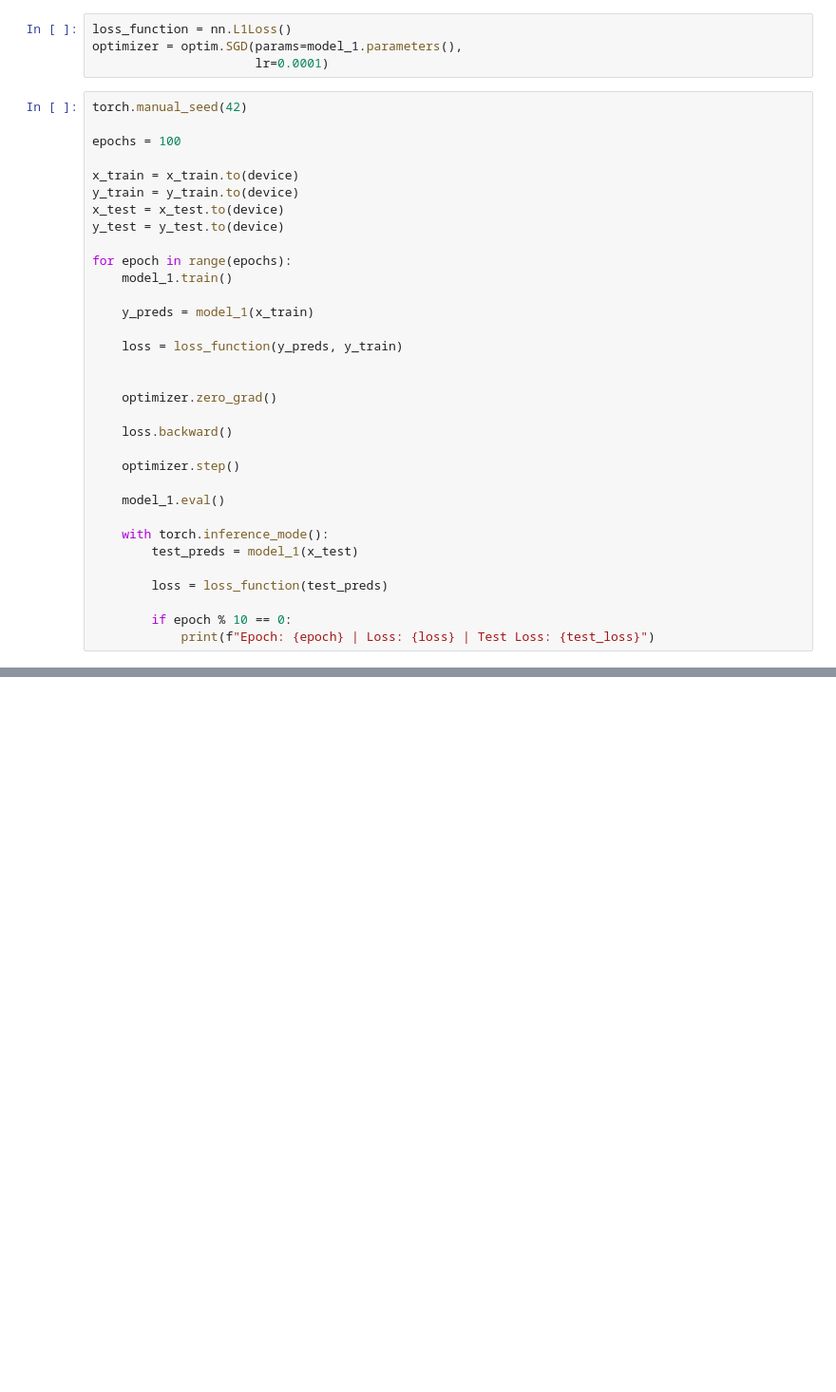
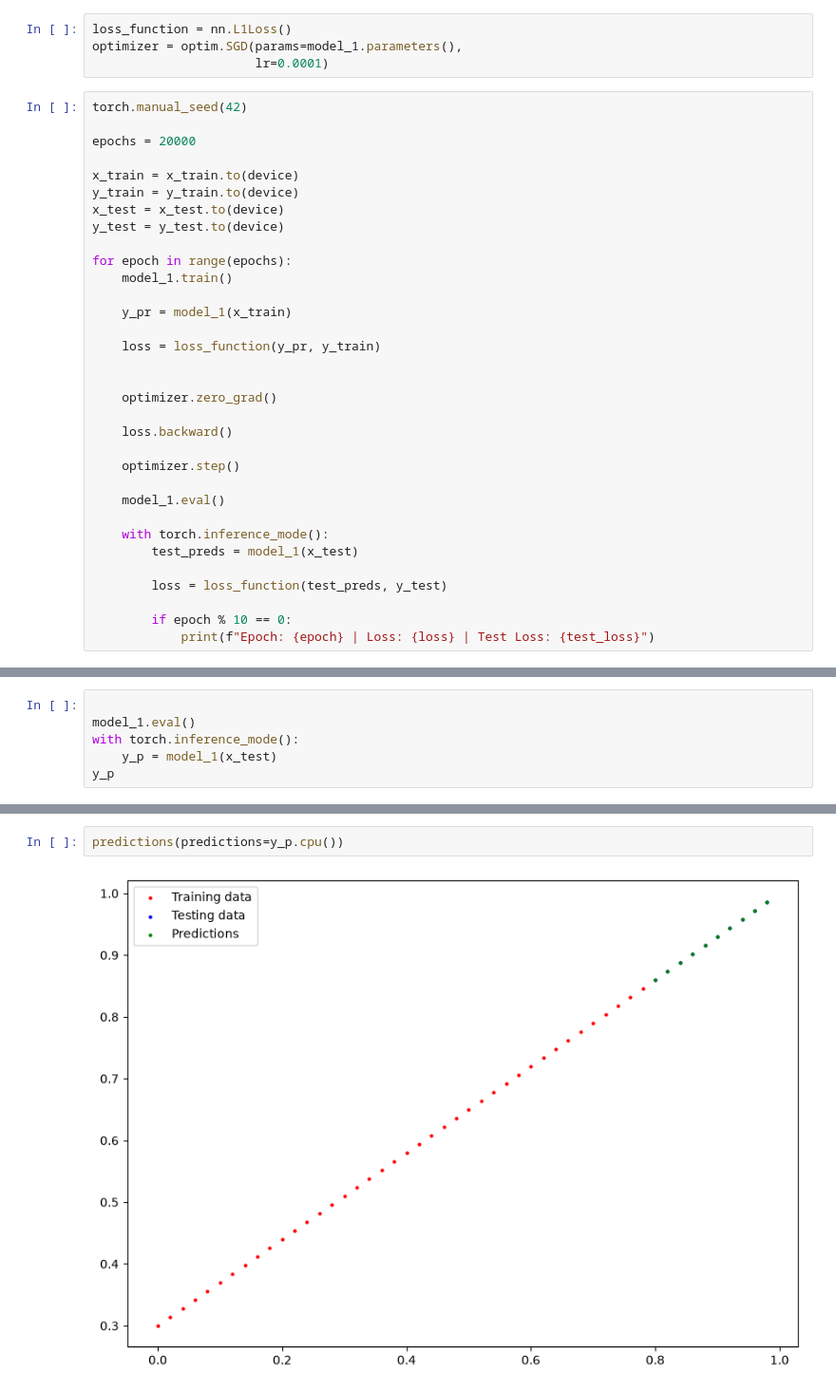
Before and after one commit to Sujan-Adhikari875/Pytorch-For-Deep-Learning, a Jupyter notebook: 01_pytorch_workflow.ipynb, the cells around one changed output, grey strips where cells are left out. Shown at 95% size. Drawn from its saved outputs; the diff is of its cells as text; blank space fills up the shorter version.

```diff
--- a/01_pytorch_workflow.ipynb
+++ b/01_pytorch_workflow.ipynb
@@ -414,7 +414,7 @@ optimizer = optim.SGD(params=model_1.parameters(),
 # %%
 torch.manual_seed(42)
 
-epochs = 100
+epochs = 20000
 
 x_train = x_train.to(device)
 y_train = y_train.to(device)
@@ -424,9 +424,9 @@ y_test = y_test.to(device)
 for epoch in range(epochs):
     model_1.train()
 
-    y_preds = model_1(x_train)
+    y_pr = model_1(x_train)
 
-    loss = loss_function(y_preds, y_train)
+    loss = loss_function(y_pr, y_train)
 
 
     optimizer.zero_grad()
@@ -440,7 +440,7 @@ for epoch in range(epochs):
     with torch.inference_mode():
         test_preds = model_1(x_test)
 
-        loss = loss_function(test_preds)
+        loss = loss_function(test_preds, y_test)
 
         if epoch % 10 == 0:
             print(f"Epoch: {epoch} | Loss: {loss} | Test Loss: {test_loss}")
@@ -446,0 +470,6 @@ for epoch in range(epochs):
+# %%
+
+model_1.eval()
+with torch.inference_mode():
+    y_p = model_1(x_test)
+y_p
@@ -446,0 +487,4 @@ for epoch in range(epochs):
+# %%
+predictions(predictions=y_p.cpu())
+# %% [output]
+[figure, added]
```
Also changed, not shown: parts of 6 cells of this notebook, 1 other file.
